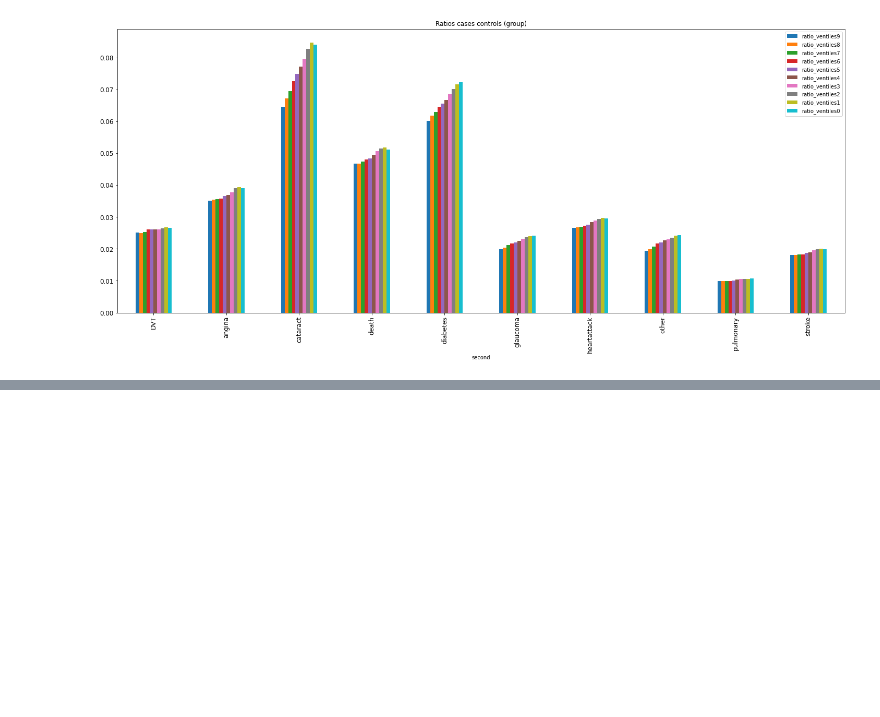
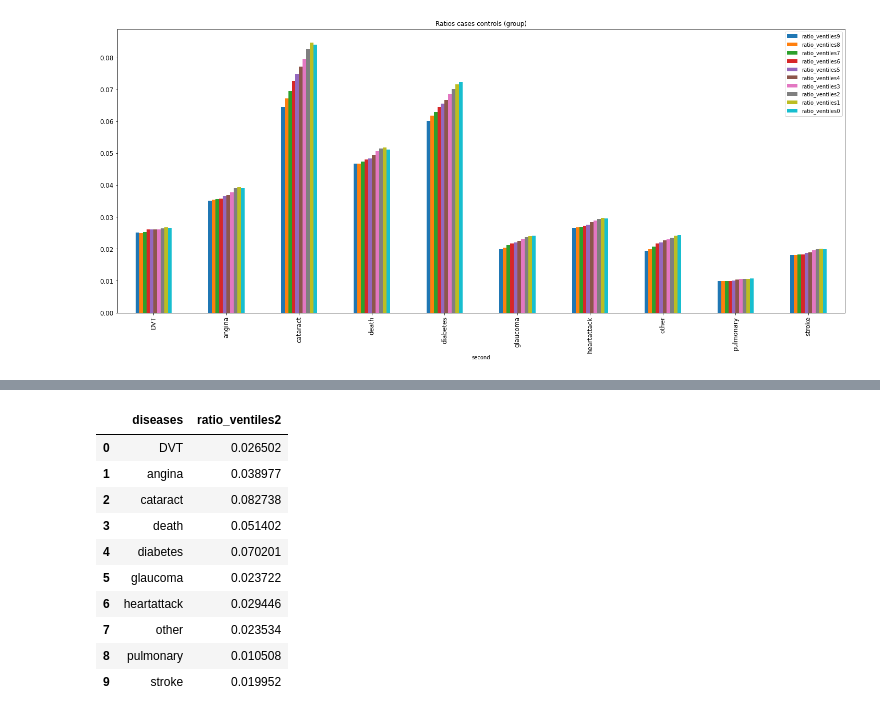
Before and after one commit to BergmannLab/retina-phenotypes, a Jupyter notebook: complementary/N_cases_diseases_per_Ventile/ratio_diseases_QC.ipynb, the cells around one changed output, grey strips where cells are left out. Saved outputs shown, nothing was run; the diff lists cells and outputs as text; code cells hidden in the pictures; blank space fills up the shorter version.

```diff
--- a/complementary/N_cases_diseases_per_Ventile/ratio_diseases_QC.ipynb
+++ b/complementary/N_cases_diseases_per_Ventile/ratio_diseases_QC.ipynb
@@ -246,0 +269,14 @@ bar_plot(df_ratios_groupby, 'Ratios cases controls (group)', 'second')
+# %%
+df_quantile2_ratio
+# %% [output]
+|  | diseases | ratio_ventiles2 |
+| 0 | DVT | 0.026502 |
+| 1 | angina | 0.038977 |
+| 2 | cataract | 0.082738 |
+| 3 | death | 0.051402 |
+| 4 | diabetes | 0.070201 |
+| 5 | glaucoma | 0.023722 |
+| 6 | heartattack | 0.029446 |
+| 7 | other | 0.023534 |
+| 8 | pulmonary | 0.010508 |
+| 9 | stroke | 0.019952 |
```
Also changed, not shown: parts of 4 cells of this notebook, 2 other files.
